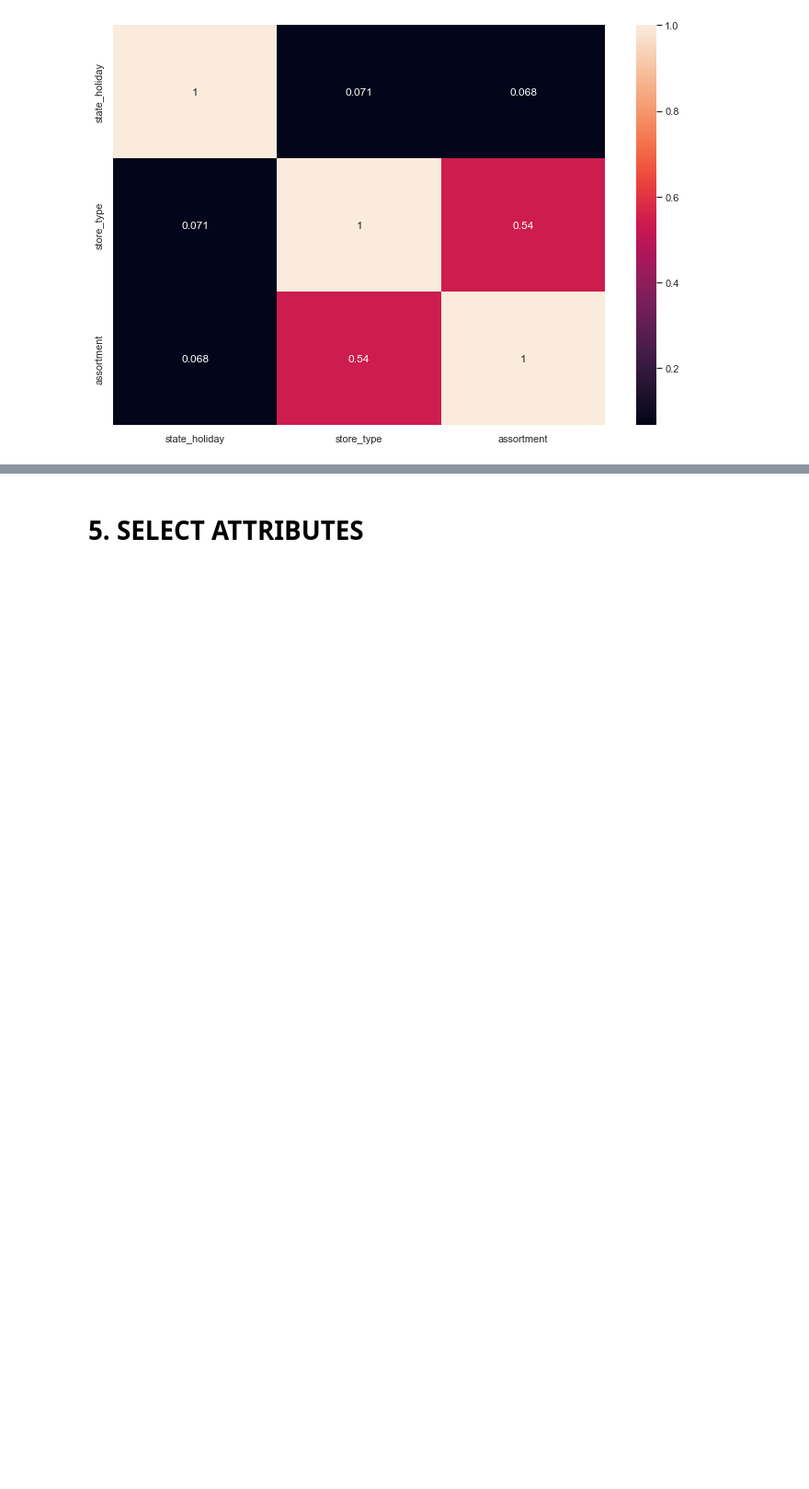
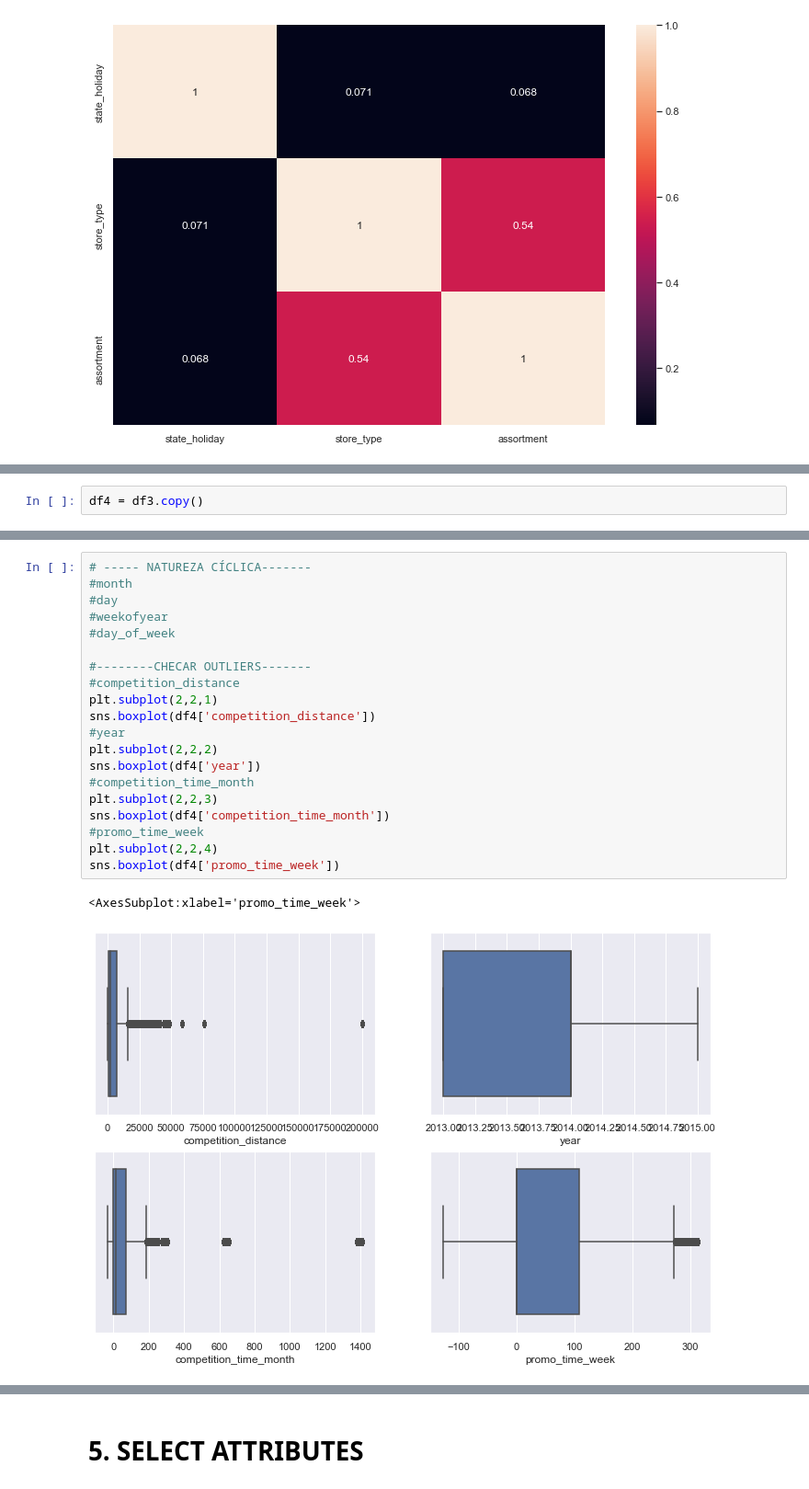
Before and after one commit to danjaca/predicting_sales_rossmann, a Jupyter notebook: Rossmann_predict_sales.ipynb, the cells around one changed output, grey strips where cells are left out. Shown at 92% size. Saved outputs shown, nothing was run; the diff lists cells and outputs as text; blank space fills up the shorter version.

```diff
--- a/Rossmann_predict_sales.ipynb
+++ b/Rossmann_predict_sales.ipynb
@@ -911,0 +895,2 @@ sns.heatmap(d,annot=True)
+# %%
+df4 = df3.copy()
@@ -911,0 +950,23 @@ sns.heatmap(d,annot=True)
+# %%
+# ----- NATUREZA CÍCLICA-------
+#month
+#day
+#weekofyear
+#day_of_week
+
+#--------CHECAR OUTLIERS-------
+#competition_distance
+plt.subplot(2,2,1)
+sns.boxplot(df4['competition_distance'])
+#year
+plt.subplot(2,2,2)
+sns.boxplot(df4['year'])
+#competition_time_month
+plt.subplot(2,2,3)
+sns.boxplot(df4['competition_time_month'])
+#promo_time_week
+plt.subplot(2,2,4)
+sns.boxplot(df4['promo_time_week'])
+# %% [output]
+<AxesSubplot:xlabel='promo_time_week'>
+[figure, added]
```
Also changed, not shown: parts of 19 cells of this notebook.
